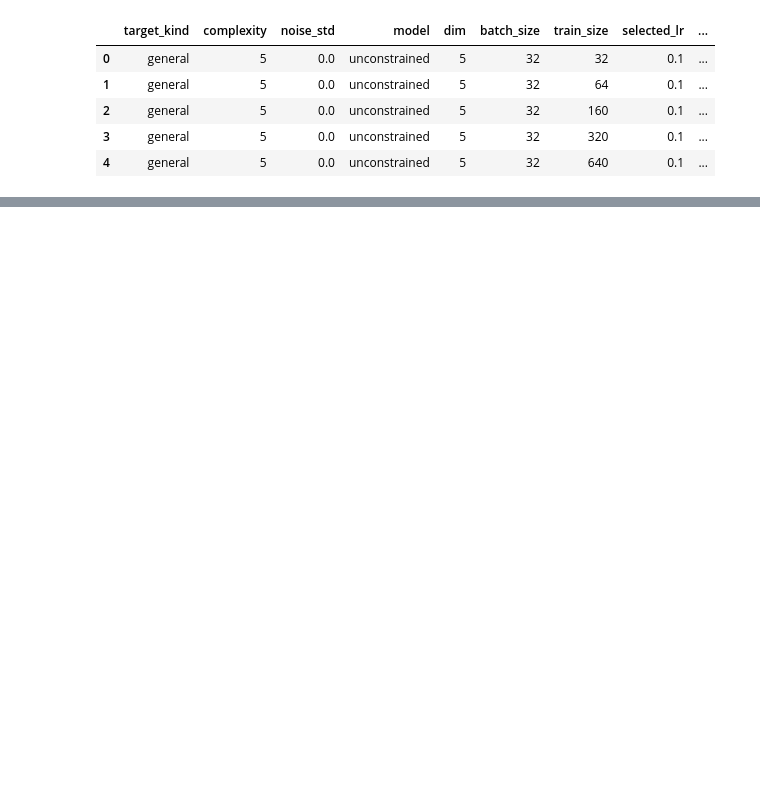
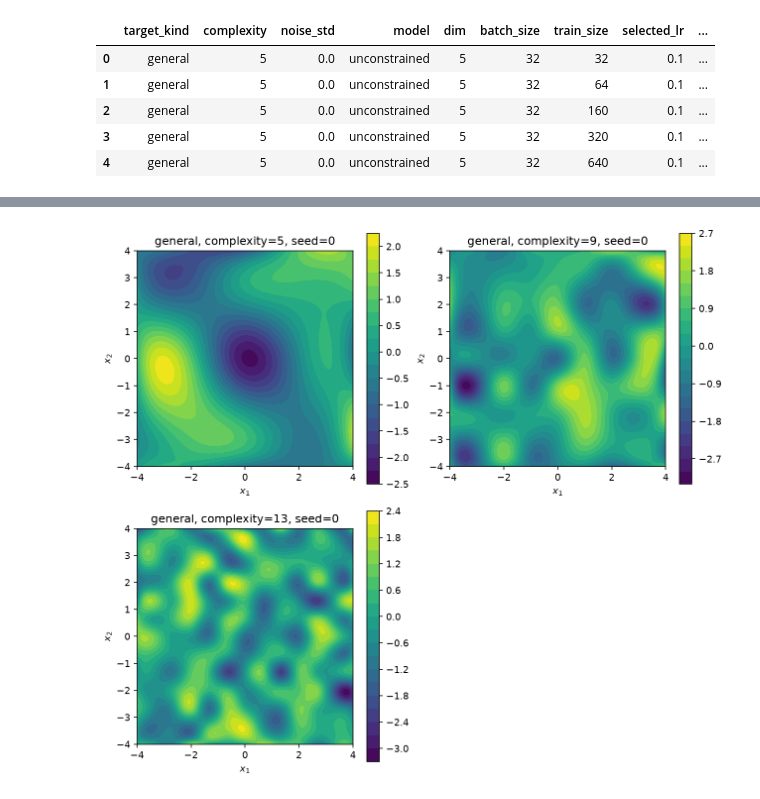
Before and after one commit to alexshtf/spectral_neuron_paper, a Jupyter notebook: notebooks/bivariate_fitting.ipynb, the cells around one changed output, grey strips where cells are left out. Saved outputs shown, nothing was run; the diff lists cells and outputs as text; code cells hidden in the pictures; blank space fills up the shorter version.

```diff
--- a/notebooks/bivariate_fitting.ipynb
+++ b/notebooks/bivariate_fitting.ipynb
@@ -53,0 +48,7 @@ plot_bivariate_target_gallery([
+# %%
+plot_bivariate_target_gallery([
+    TargetSpec(kind="general", complexity=complexity, seed=0)
+    for complexity in sorted(general_summary["complexity"].unique())
+]);
+# %% [output]
+[figure, added]
```
Also changed, not shown: parts of 12 cells of this notebook, 34 other files.
